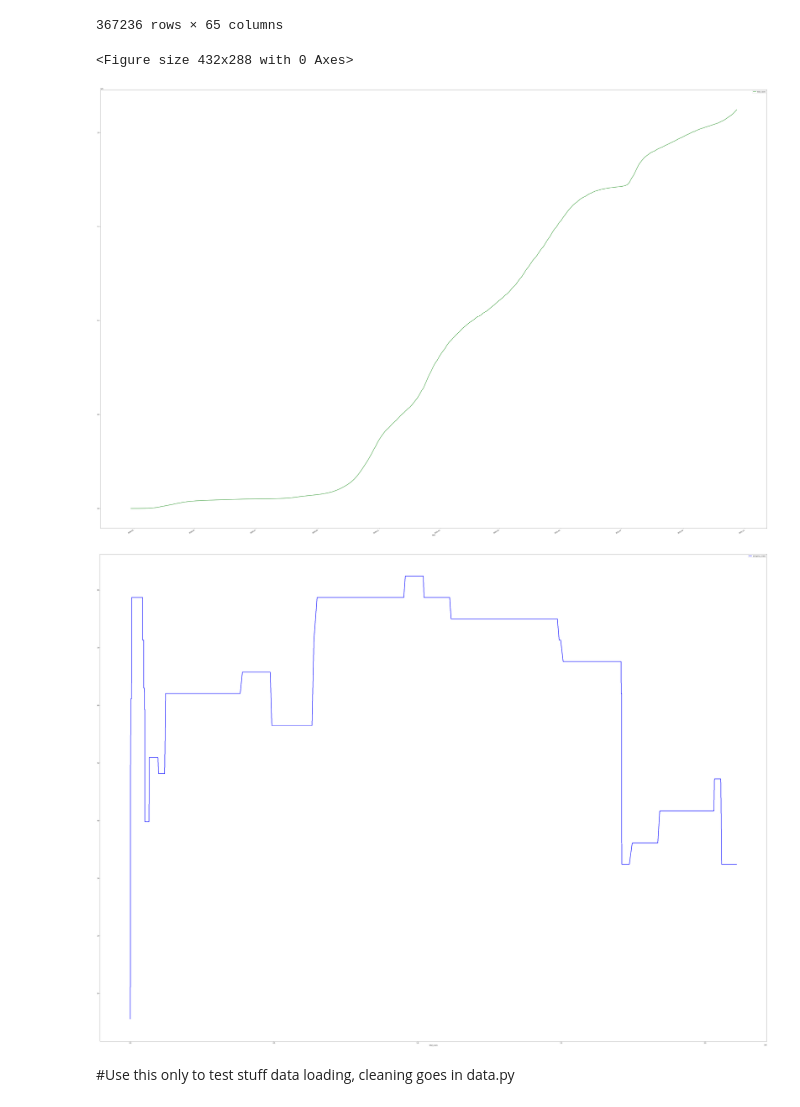
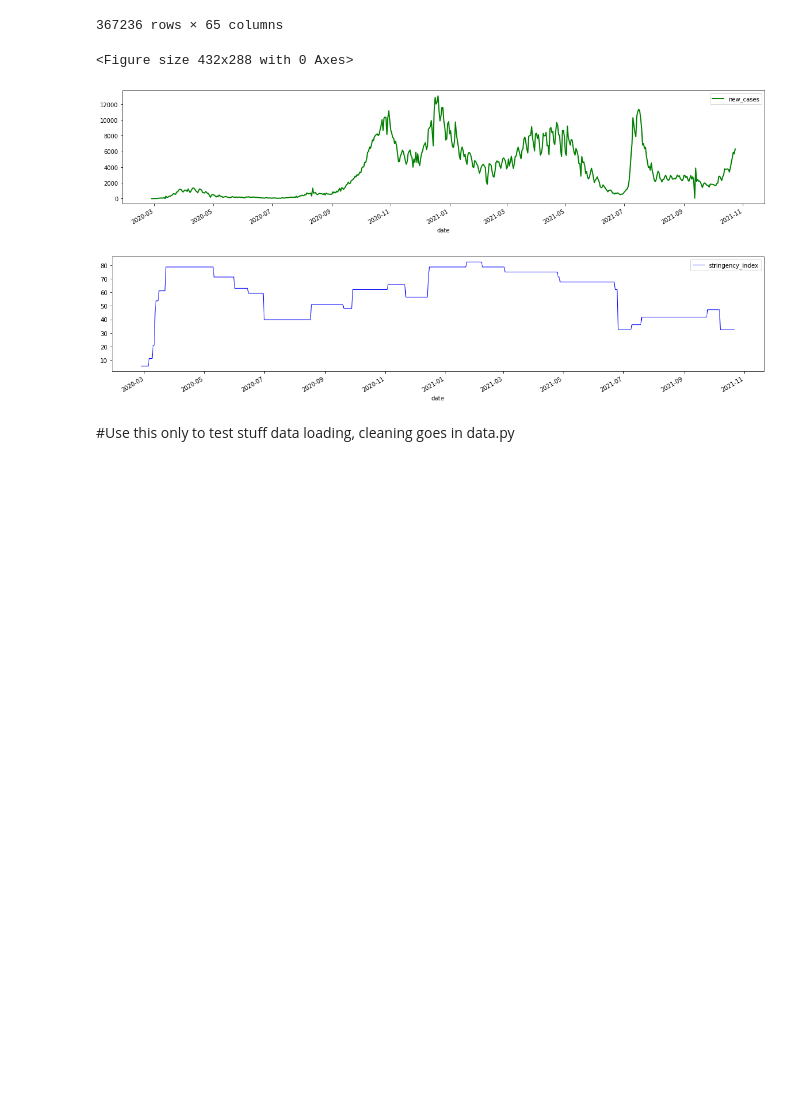
Before and after one commit to Wuodan3/INFOMDSS, a Jupyter notebook: INFOMDSS Team 15.ipynb, the cells around one changed output. Drawn from its saved outputs; the diff is of its cells as text; code cells hidden in the pictures; blank space fills up the shorter version.

Commit message:
new graphs

```diff
--- a/INFOMDSS Team 15.ipynb
+++ b/INFOMDSS Team 15.ipynb
@@ -59,22 +59,23 @@ NLdata
 | 367235 | Netherlands | NLD | Europe | 2021-10-24 | 2122247.0 | 6311.0 | 5014.714 | 18752.0 | ... |
 367236 rows × 65 columns
 # %%
-Stringencyindexandcasessdate = NLdata[['stringency_index', 'date', 'total_cases' , 'total_vaccinations']]
+Stringencyindexandcasessdate = NLdata[['stringency_index', 'date', 'total_cases' , 'total_vaccinations', 'new_cases']]
 Stringencyindexandcasessdate
 
 import matplotlib.pyplot as plt
 plt.figure()
 x = 'date'
-y = 'total_cases'
+y = 'new_cases'
+ye= 'total_cases'
 x2 = 'stringency_index'
 y2 = 'total_vaccinations'
-Stringencyindexandcasessdate.plot(x, y, color='green', linestyle='solid', linewidth=2, figsize=(80, 60))#graph thonk
-Stringencyindexandcasessdate.plot(y, x2, color='blue', linestyle='solid', linewidth=2, figsize=(80, 60))#graph2 thonk
+Stringencyindexandcasessdate.plot(x, y, color='green', linestyle='solid', linewidth=2, figsize=(20, 4))#graph thonk
+Stringencyindexandcasessdate.plot(x, x2, color='blue', linestyle='solid', linewidth=1, figsize=(20, 4))#graph2 thonk
 #¯\_(ツ)_/¯
 plt.show()
 # %% [output]
 <Figure size 432x288 with 0 Axes>
-[figure, old version]
+[figure, new version]
-[figure, old version]
+[figure, new version]
 # %% [markdown]
 #Use this only to test stuff data loading, cleaning goes in data.py
```
